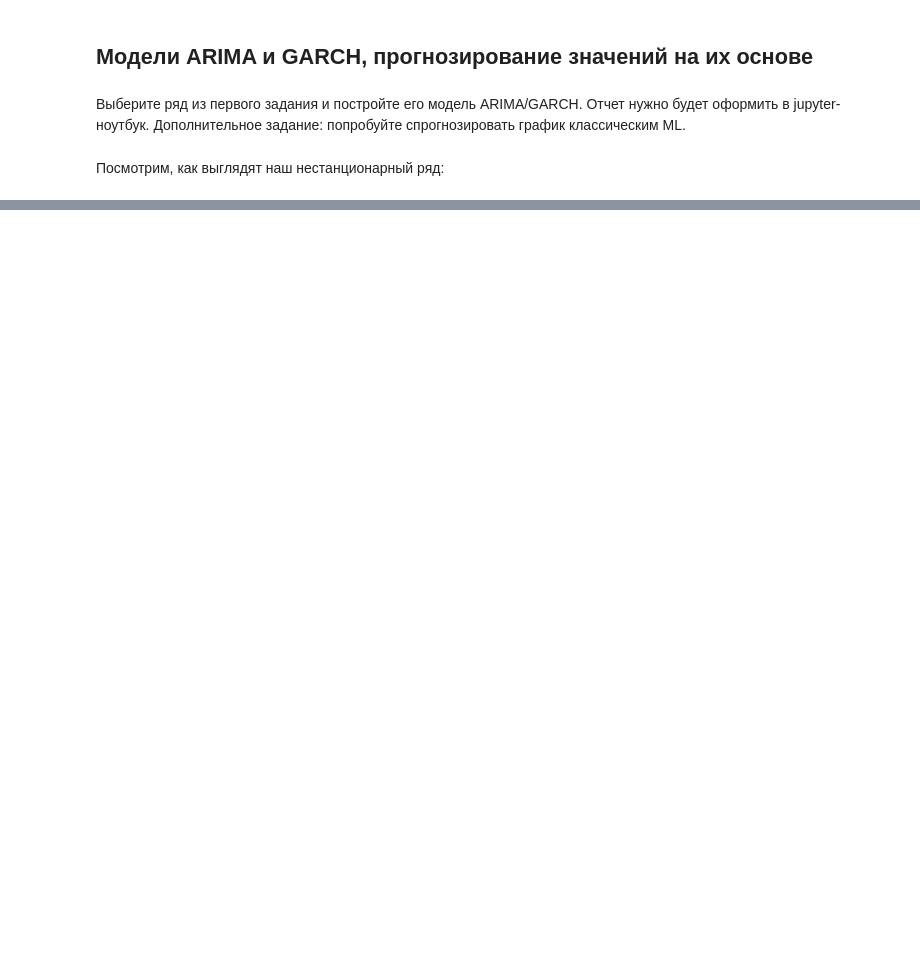
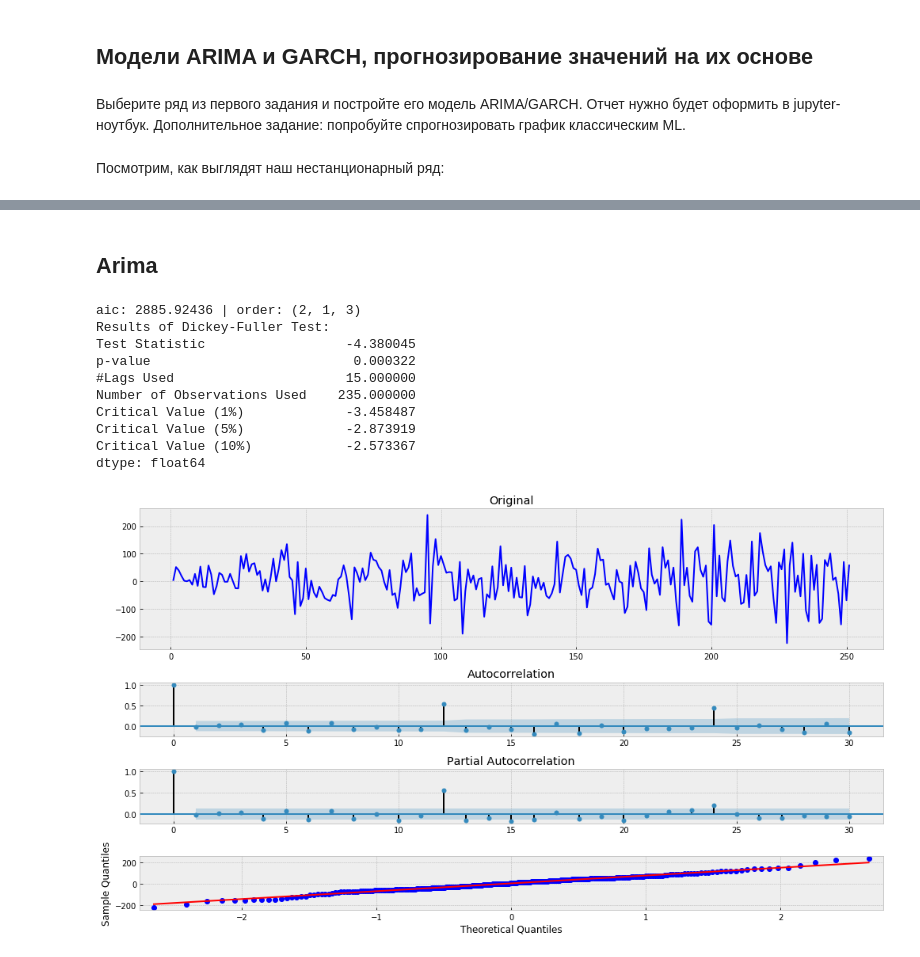
Before and after one commit to AlexeevVl/TimeSeriesForecasting, a Jupyter notebook: HW3.ipynb, the cells around one changed output, grey strips where cells are left out. Drawn from its saved outputs; the diff is of its cells as text; code cells hidden in the pictures; blank space fills up the shorter version.

```diff
--- a/HW3.ipynb
+++ b/HW3.ipynb
@@ -27,0 +31,2 @@ plt.tight_layout()
+# %% [markdown]
+## Arima
@@ -27,0 +41,57 @@ plt.tight_layout()
+# %%
+def tsplot(y, lags=None, figsize=(14, 8), style='bmh'):
+    test_stationarity(y)
+    if not isinstance(y, pd.Series):
+        y = pd.Series(y)
+    with plt.style.context(style):
+        plt.figure(figsize=figsize)
+        layout = (5, 1)
+        ts_ax = plt.subplot2grid(layout, (0, 0), rowspan=2)
+        acf_ax = plt.subplot2grid(layout, (2, 0))
+        pacf_ax = plt.subplot2grid(layout, (3, 0))
+        qq_ax = plt.subplot2grid(layout, (4, 0))
+
+        y.plot(ax=ts_ax, color='blue', label='Or')
+        ts_ax.set_title('Original')
+
+        smt.graphics.plot_acf(y, lags=lags, ax=acf_ax, alpha=0.05)
+        smt.graphics.plot_pacf(y, lags=lags, ax=pacf_ax, alpha=0.05)
+        sm.qqplot(y, line='s', ax=qq_ax)
+
+        plt.tight_layout()
+    return
+# %%
+best_aic = np.inf
+best_order = None
+best_mdl = None
+
+pq_rng = range(5) # [0,1,2,3,4]
+d_rng = range(2) # [0,1]
+for i in pq_rng:
+    for d in d_rng:
+        for j in pq_rng:
+            try:
+                tmp_mdl = smt.ARIMA(train["Count"], order=(i,d,j)).fit(method='mle', trend='nc')
+                tmp_aic = tmp_mdl.aic
+                if tmp_aic < best_aic:
+                    best_aic = tmp_aic
+                    best_order = (i, d, j)
+                    best_mdl = tmp_mdl
+            except: continue
+
+
+print('aic: {:6.5f} | order: {}'.format(best_aic, best_order))
+
+_ = tsplot(best_mdl.resid, lags=30)
+# %% [output]
+aic: 2885.92436 | order: (2, 1, 3)
+Results of Dickey-Fuller Test:
+Test Statistic                  -4.380045
+p-value                          0.000322
+#Lags Used                      15.000000
+Number of Observations Used    235.000000
+Critical Value (1%)             -3.458487
+Critical Value (5%)             -2.873919
+Critical Value (10%)            -2.573367
+dtype: float64
+[figure, added]
```
Also changed, not shown: parts of 20 cells of this notebook.
